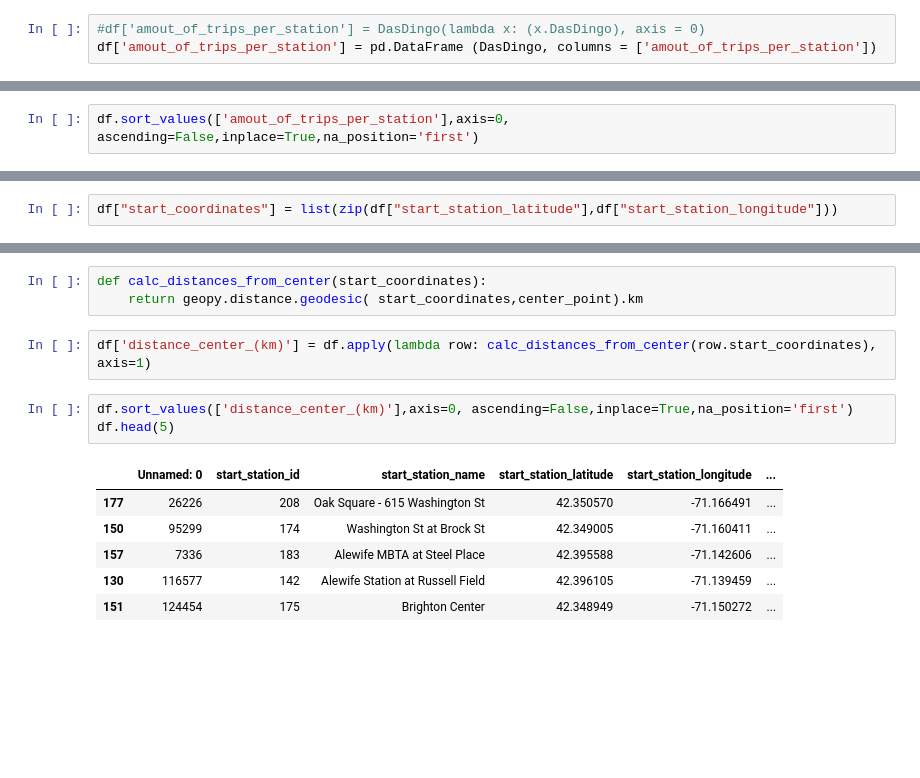
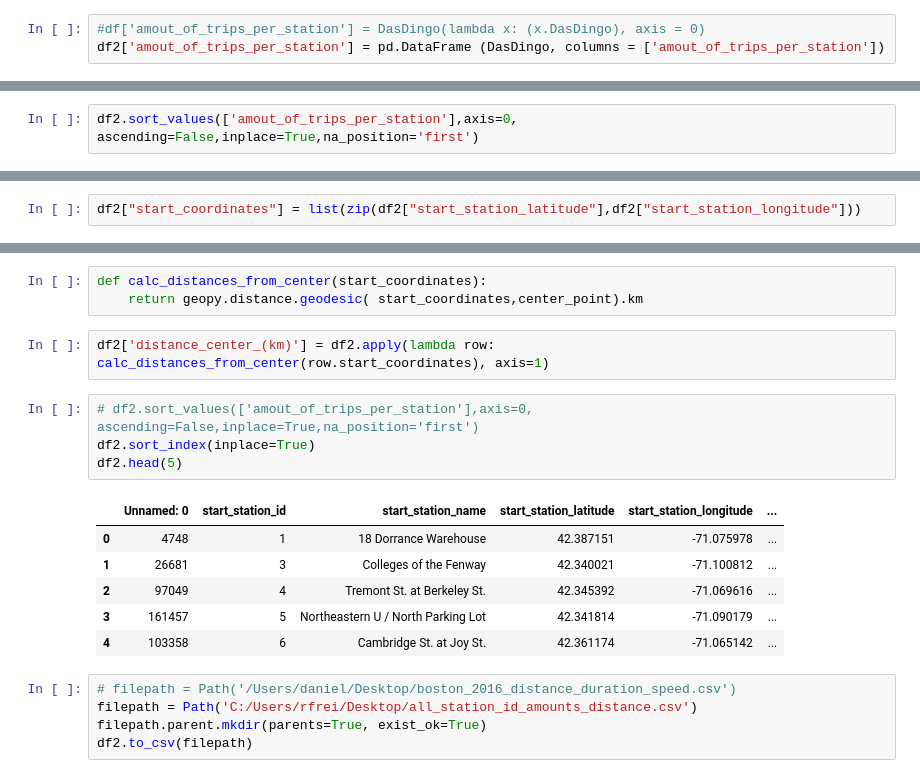
Before and after one commit to renefreitag/Data_Vipers, a Jupyter notebook: CBA/StationID.ipynb, the cells around one changed output, grey strips where cells are left out. Drawn from its saved outputs; the diff is of its cells as text; blank space fills up the shorter version.

```diff
--- a/CBA/StationID.ipynb
+++ b/CBA/StationID.ipynb
@@ -74,4 +73,4 @@ print(DasDingo)
 # %%
 #df['amout_of_trips_per_station'] = DasDingo(lambda x: (x.DasDingo), axis = 0)
-df['amout_of_trips_per_station'] = pd.DataFrame (DasDingo, columns = ['amout_of_trips_per_station'])
+df2['amout_of_trips_per_station'] = pd.DataFrame (DasDingo, columns = ['amout_of_trips_per_station'])
 # %%
@@ -101,3 +96,3 @@ sum(df['amout_of_trips_per_station'])
 # %%
-df.sort_values(['amout_of_trips_per_station'],axis=0, ascending=False,inplace=True,na_position='first')
+df2.sort_values(['amout_of_trips_per_station'],axis=0, ascending=False,inplace=True,na_position='first')
 # %%
@@ -110,7 +105,7 @@ df.head()
 | 68 | 20008 | 74 | Harvard Square at Mass Ave/ Dunster | 42.373268 | -71.118579 | ... |
 | 74 | 6903 | 80 | MIT Stata Center at Vassar St / M... | 42.361962 | -71.092053 | ... |
 # %%
-df["start_coordinates"] = list(zip(df["start_station_latitude"],df["start_station_longitude"]))
+df2["start_coordinates"] = list(zip(df2["start_station_latitude"],df2["start_station_longitude"]))
 # %%
 center_point = (42.36041042227672,-71.05799197093351)
 type(center_point)
@@ -120,14 +115,20 @@ tuple
 def calc_distances_from_center(start_coordinates):
     return geopy.distance.geodesic( start_coordinates,center_point).km
 # %%
-df['distance_center_(km)'] = df.apply(lambda row: calc_distances_from_center(row.start_coordinates), axis=1)
+df2['distance_center_(km)'] = df2.apply(lambda row: calc_distances_from_center(row.start_coordinates), axis=1)
 # %%
-df.sort_values(['distance_center_(km)'],axis=0, ascending=False,inplace=True,na_position='first')
-df.head(5)
+# df2.sort_values(['amout_of_trips_per_station'],axis=0, ascending=False,inplace=True,na_position='first')
+df2.sort_index(inplace=True)
+df2.head(5)
 # %% [output]
 |  | Unnamed: 0 | start_station_id | start_station_name | start_station_latitude | start_station_longitude | ... |
-| 177 | 26226 | 208 | Oak Square - 615 Washington St | 42.350570 | -71.166491 | ... |
-| 150 | 95299 | 174 | Washington St at Brock St | 42.349005 | -71.160411 | ... |
-| 157 | 7336 | 183 | Alewife MBTA at Steel Place | 42.395588 | -71.142606 | ... |
-| 130 | 116577 | 142 | Alewife Station at Russell Field | 42.396105 | -71.139459 | ... |
-| 151 | 124454 | 175 | Brighton Center | 42.348949 | -71.150272 | ... |
+| 0 | 4748 | 1 | 18 Dorrance Warehouse | 42.387151 | -71.075978 | ... |
+| 1 | 26681 | 3 | Colleges of the Fenway | 42.340021 | -71.100812 | ... |
+| 2 | 97049 | 4 | Tremont St. at Berkeley St. | 42.345392 | -71.069616 | ... |
+| 3 | 161457 | 5 | Northeastern U / North Parking Lot | 42.341814 | -71.090179 | ... |
+| 4 | 103358 | 6 | Cambridge St. at Joy St. | 42.361174 | -71.065142 | ... |
+# %%
+# filepath = Path('/Users/daniel/Desktop/boston_2016_distance_duration_speed.csv')
+filepath = Path('C:/Users/rfrei/Desktop/all_station_id_amounts_distance.csv')
+filepath.parent.mkdir(parents=True, exist_ok=True)
+df2.to_csv(filepath)
```
Also changed, not shown: parts of 13 cells of this notebook, 3 other files.
